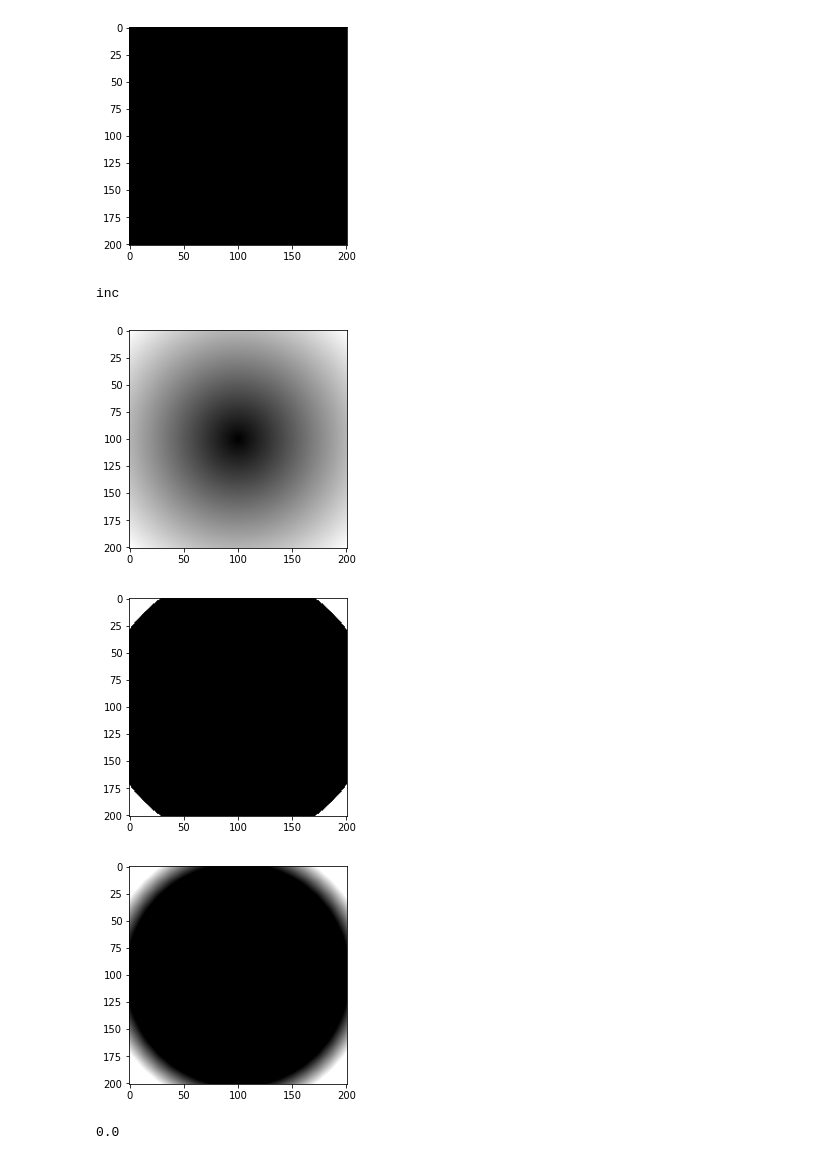
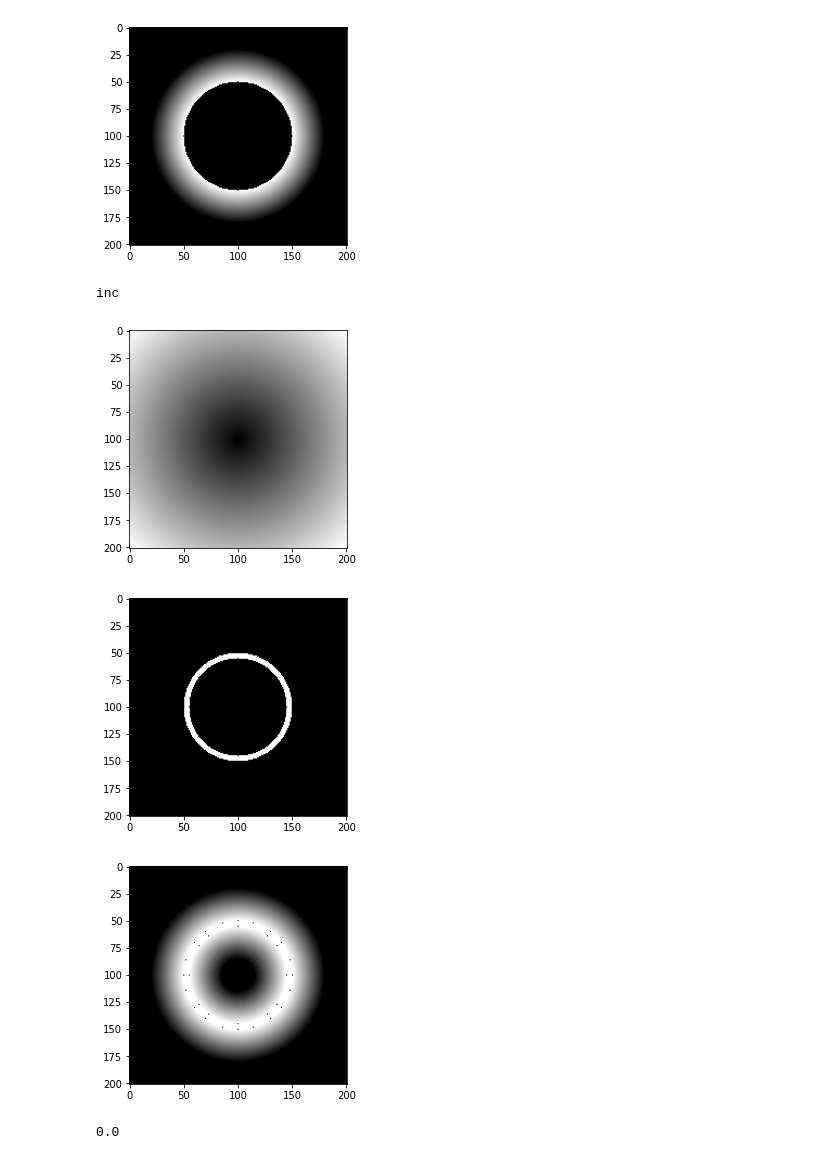
Before and after one commit to Bafoj/ejercicios_percepcion_visual, a Jupyter notebook: p3-4students/experimentos.ipynb, the cells around one changed output. Saved outputs shown, nothing was run; the diff lists cells and outputs as text; code cells hidden in the pictures.

```diff
--- a/p3-4students/experimentos.ipynb
+++ b/p3-4students/experimentos.ipynb
@@ -68,11 +68,11 @@ def smoothPassBandFilter(shape, r=None, R=None,u = 2):
     plt.show()
     return res
 # %%
-smoothPassBandFilter((201,201),R=188,r=123,u=20)[100,113]
+smoothPassBandFilter((201,201),R=50,r=45,u=30)[100,113]
 # %% [output]
-[figure, old version]
+[figure, new version]
 inc
 [figure]
-[figure, old version]
+[figure, new version]
-[figure, old version]
+[figure, new version]
 0.0
```
Also changed, not shown: parts of 1 cell of this notebook, 6 other files.
